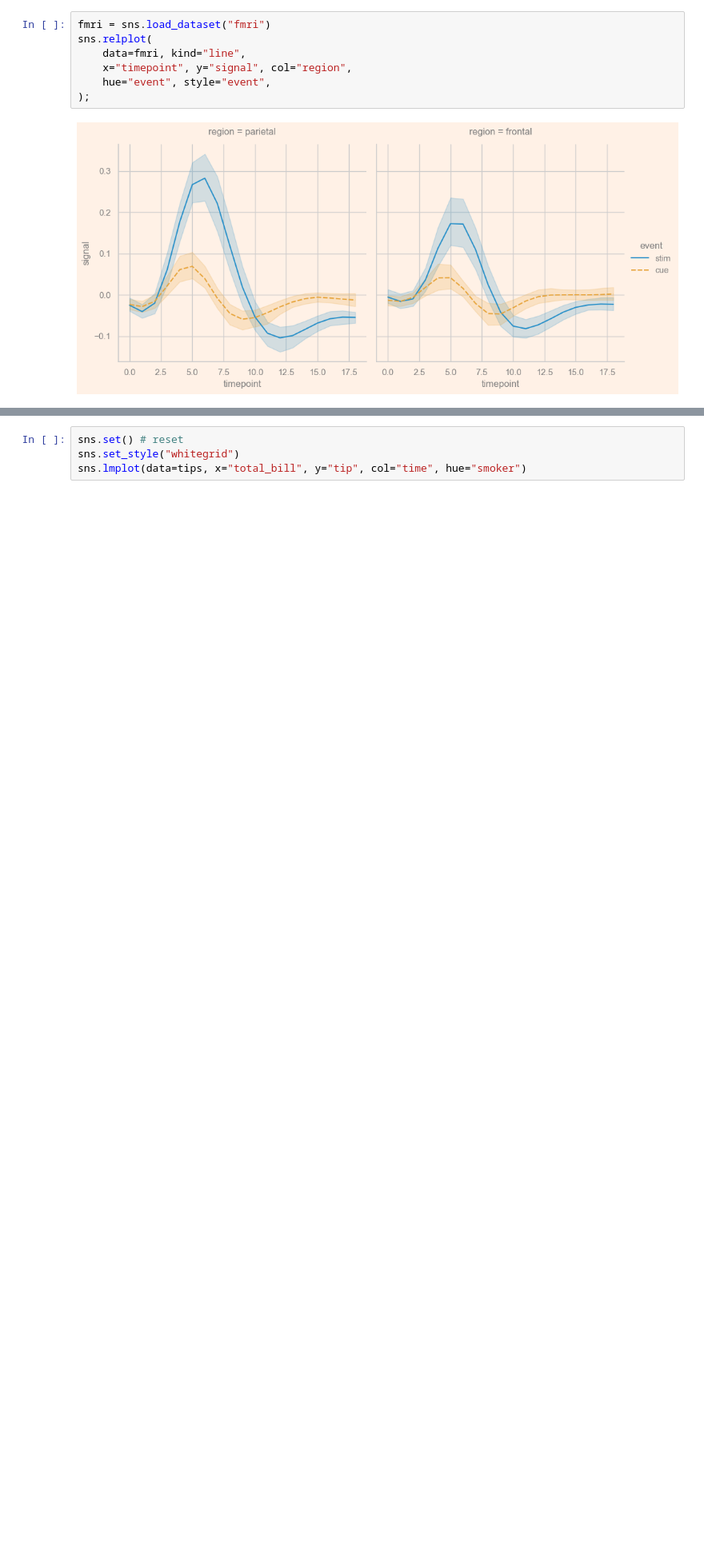
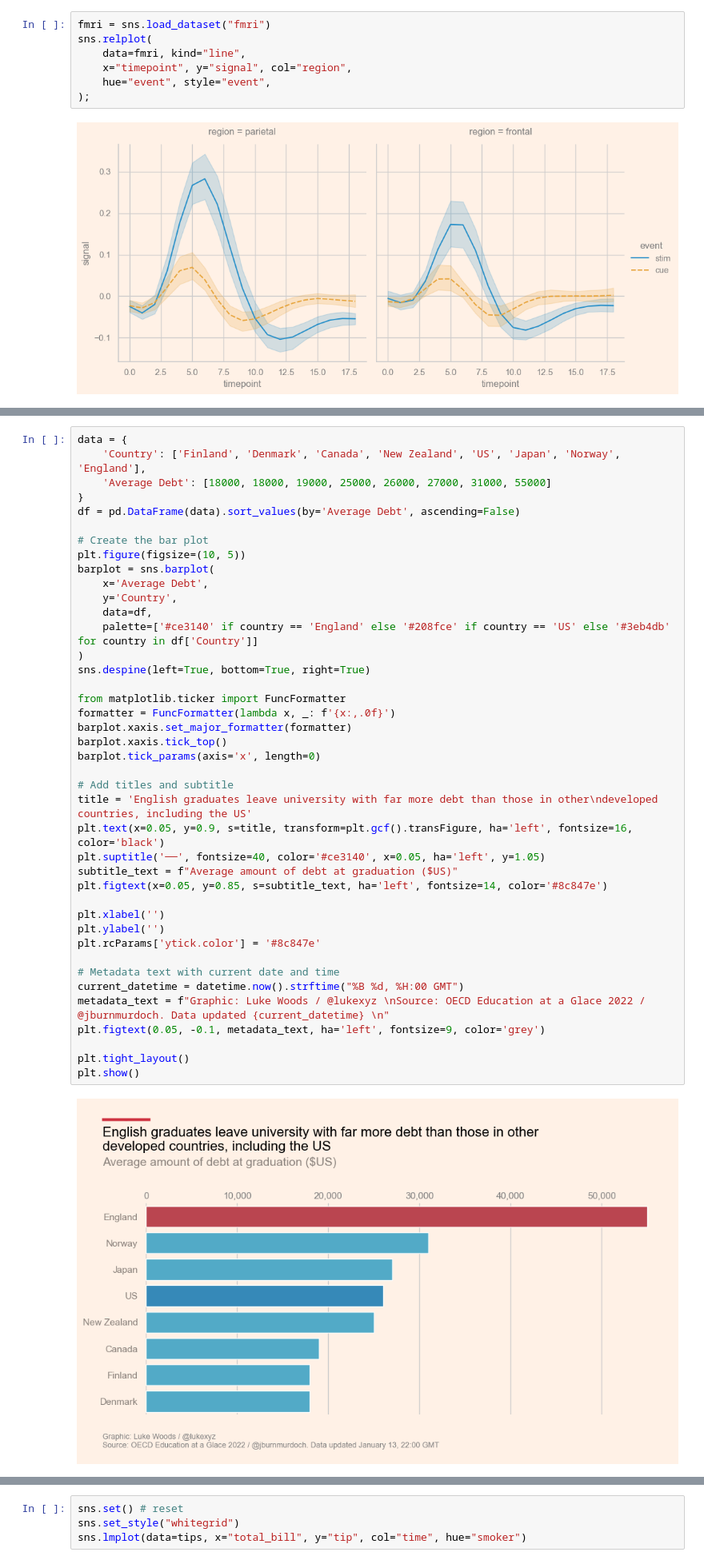
Before and after one commit to lukexyz/luketools, a Jupyter notebook: jupyter/02_Seaborn-Styles.ipynb, the cells around one changed output, grey strips where cells are left out. Shown at 80% size. Saved outputs shown, nothing was run; the diff lists cells and outputs as text; blank space fills up the shorter version.

Commit message:
add bar chart and references

```diff
--- a/jupyter/02_Seaborn-Styles.ipynb
+++ b/jupyter/02_Seaborn-Styles.ipynb
@@ -80,0 +87,43 @@ sns.relplot(
+# %%
+data = {
+    'Country': ['Finland', 'Denmark', 'Canada', 'New Zealand', 'US', 'Japan', 'Norway', 'England'],
+    'Average Debt': [18000, 18000, 19000, 25000, 26000, 27000, 31000, 55000]
+}
+df = pd.DataFrame(data).sort_values(by='Average Debt', ascending=False)
+
+# Create the bar plot
+plt.figure(figsize=(10, 5))
+barplot = sns.barplot(
+    x='Average Debt',
+    y='Country',
+    data=df,
+    palette=['#ce3140' if country == 'England' else '#208fce' if country == 'US' else '#3eb4db' for country in df['Country']]
+)
+sns.despine(left=True, bottom=True, right=True)
+
+from matplotlib.ticker import FuncFormatter
+formatter = FuncFormatter(lambda x, _: f'{x:,.0f}')
+barplot.xaxis.set_major_formatter(formatter)
+barplot.xaxis.tick_top()
+barplot.tick_params(axis='x', length=0)
+
+# Add titles and subtitle
+title = 'English graduates leave university with far more debt than those in other\ndeveloped countries, including the US'
+plt.text(x=0.05, y=0.9, s=title, transform=plt.gcf().transFigure, ha='left', fontsize=16, color='black')
+plt.suptitle('──', fontsize=40, color='#ce3140', x=0.05, ha='left', y=1.05)
+subtitle_text = f"Average amount of debt at graduation ($US)"
+plt.figtext(x=0.05, y=0.85, s=subtitle_text, ha='left', fontsize=14, color='#8c847e')
+
+plt.xlabel('')
+plt.ylabel('')
+plt.rcParams['ytick.color'] = '#8c847e'
+
+# Metadata text with current date and time
+current_datetime = datetime.now().strftime("%B %d, %H:00 GMT")
+metadata_text = f"Graphic: Luke Woods / @lukexyz \nSource: OECD Education at a Glace 2022 / @jburnmurdoch. Data updated {current_datetime} \n"
+plt.figtext(0.05, -0.1, metadata_text, ha='left', fontsize=9, color='grey')
+
+plt.tight_layout()
+plt.show()
+# %% [output]
+[figure, added]
```
Also changed, not shown: parts of 7 cells of this notebook.
